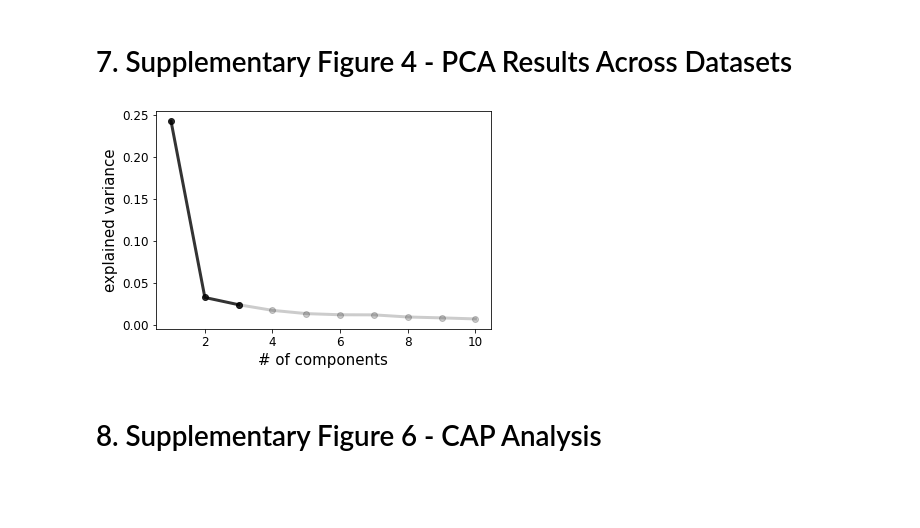
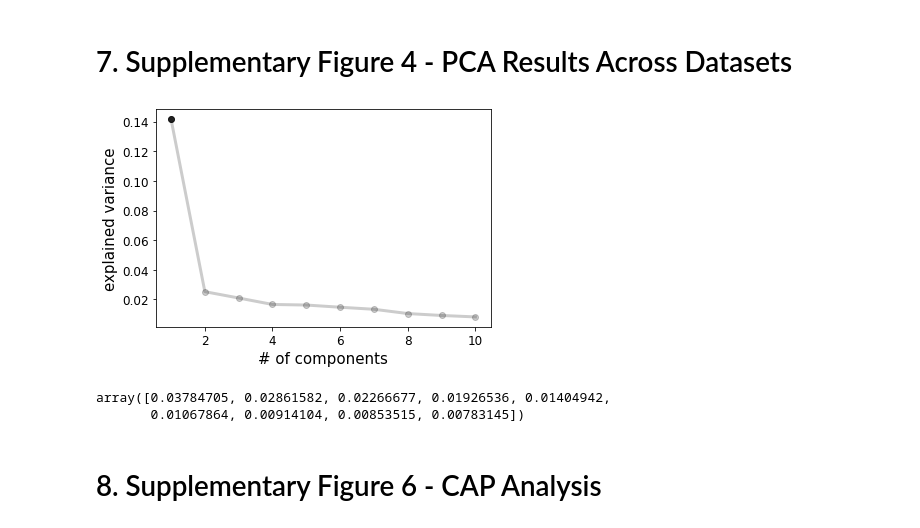
Before and after one commit to tsb46/fmri_arousal, a Jupyter notebook: analysis.ipynb, the cells around one changed output. Drawn from its saved outputs; the diff is of its cells as text; code cells hidden in the pictures; blank space fills up the shorter version.

```diff
--- a/analysis.ipynb
+++ b/analysis.ipynb
@@ -478,5 +73,0 @@ cbar.set_label('Sub-Component 3 (Lag: -4 TRs)', fontsize=14)
-# %%
-df = pd.DataFrame(np.hstack([pca['pc_scores'][:,0][:,np.newaxis], pca_p['pc_scores']]),
-                  columns=['PC1', 'PC1_P','PC2_P', 'PC3_P'])
-df['PC3_P_Shift'] = df['PC3_P'].shift(-4)
-df[['PC1', 'PC1_P','PC2_P', 'PC3_P_Shift']].corr()
@@ -1786,0 +1080,3 @@ ax.tick_params(axis='both', which='major', labelsize=16)
+# %%
+dlnlm_res = pickle.load(open('results/physio_glm_dlnm/chang_dlnm_group_results.pkl', 'rb'))
+(dlnlm_res[1]*2.1)[8]
@@ -1786,0 +1243,2 @@ ax.tick_params(axis='both', which='major', labelsize=16)
+# %%
+cpca_recon_res = pickle.load(open('results/cpca/chang_cpca_recon_results.pkl', 'rb'))
@@ -1786,0 +1253,17 @@ ax.tick_params(axis='both', which='major', labelsize=16)
+# %%
+fc_res = pickle.load(open('results/fc_compare/chang_fc_compare_rv_results_schaefer300.pkl', 'rb'))
+fc_orig = fc_res[0]
+fc_pred = fc_res[1]
+fc_orig_l = fc_orig[np.tril_indices_from(fc_orig, k=-1)]
+fc_pred_l = fc_pred[np.tril_indices_from(fc_pred, k=-1)]
+
+l_corr = np.corrcoef(fc_orig_l, fc_pred_l)
+
+fig, axs = plt.subplots(1,2, figsize=(15, 5))
+plt.subplots_adjust(wspace=0.8)
+im = axs[0].imshow(fc_orig, cmap='coolwarm')
+plt.colorbar(im, ax=axs[0], fraction=0.046, pad=0.04)
+im = axs[1].imshow(fc_pred, cmap='coolwarm')
+plt.colorbar(im, ax=axs[1], fraction=0.046, pad=0.04)
+plt.gcf().text(0.46, 0.5, f'r = {round(l_corr[0,1], 2)}', fontsize = 22)
+plt.show()
@@ -1789,26 +1366,32 @@ ax.tick_params(axis='both', which='major', labelsize=16)
 # %%
 pca_results = [
     'results/pca/chang_pca_group_results.pkl',
     'results/pca/chang_bh_pca_group_results.pkl',
     'results/pca/hcp_fix_pca_group_results.pkl',
     'results/pca/nki_pca_group_results.pkl',
-    'results/pca/monash_pca_group_results.pkl'
+    'results/pca/spreng_pca_group_results.pkl',
+    'results/pca/yale_pca_group_results.pkl'
 ]
 
 exp_var_all = []
 for res in pca_results:
     res_tmp = pickle.load(open(res, 'rb'))
     exp_var_all.append(res_tmp['exp_var'])
 
 fig, ax = plt.subplots()
-e = exp_var_all[4]
-ax.plot(np.arange(1, 4), e[:3], '-o', linewidth=3, color='black', alpha=0.8)
-ax.plot(np.arange(3, 11), e[2:11], '-o', linewidth=3, color='black', alpha=0.2)
+e = exp_var_all[5]
+ax.plot([1], e[0], '-o', linewidth=3, color='black', alpha=0.8)
+ax.plot(np.arange(1, 11), e[:11], '-o', linewidth=3, color='black', alpha=0.2)
 ax.set_xlabel('# of components', fontsize=15)
 ax.set_ylabel('explained variance', fontsize=15)
 ax.tick_params(axis='both', which='major', labelsize=12)
 # %% [output]
-[figure, old version]
+[figure, new version]
+# %%
+e[1:11]
+# %% [output]
+array([0.03784705, 0.02861582, 0.02266677, 0.01926536, 0.01404942,
+       0.01067864, 0.00914104, 0.00853515, 0.00783145])
 # %% [markdown]
 # 8. Supplementary Figure 6 - CAP Analysis
 # %% [markdown]
```
Also changed, not shown: parts of 196 cells of this notebook, 5 other files.
